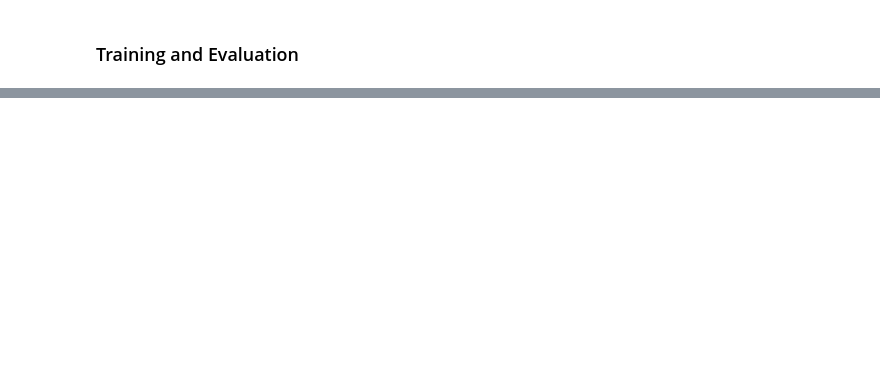
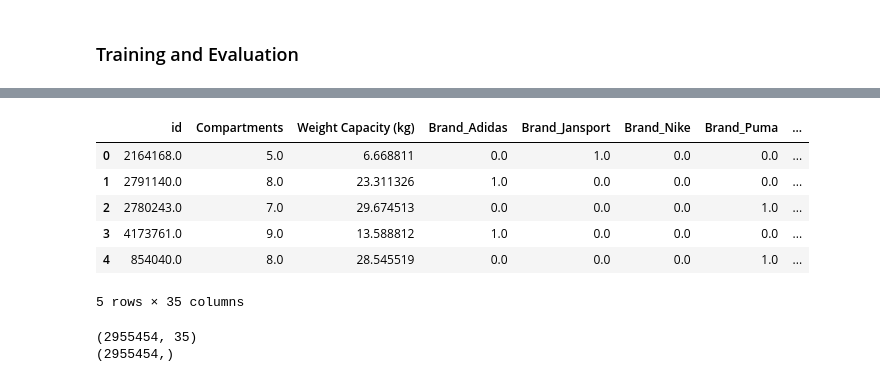
Before and after one commit to subarnasaikia/Backpack-Prediction-Challenge, a Jupyter notebook: Backpack_time_XGBoost.ipynb, the cells around one changed output, grey strips where cells are left out. Drawn from its saved outputs; the diff is of its cells as text; code cells hidden in the pictures; blank space fills up the shorter version.

```diff
--- a/Backpack_time_XGBoost.ipynb
+++ b/Backpack_time_XGBoost.ipynb
@@ -123,9 +205,3 @@ def oneHotEncdoing(df):
 # %% [markdown]
 ### Missing Values
 - Handling missing values with simpleImputer.
-# %%
-def imputation(df):
-    my_imputer = SimpleImputer()
-    imputed_df = pd.DataFrame(my_imputer.fit_transform(df))
-    imputed_df.columns = df.columns
-    return imputed_df
@@ -186,8 +208,24 @@ memory usage: 66.4 MB
+# %%
+def imputation(X_train, X_valid, test):
+    my_imputer = SimpleImputer()
+
+    imputed_X_train = pd.DataFrame(my_imputer.fit_transform(X_train))
+    imputed_X_valid = pd.DataFrame(my_imputer.transform(X_valid))
+    imputed_test = pd.DataFrame(my_imputer.transform(test))
+
+    imputed_X_train.columns = X_train.columns
+    imputed_X_valid.columns = X_valid.columns
+    imputed_test.columns = test.columns
+
+    return imputed_X_train, imputed_X_valid, imputed_test
 # %% [markdown]
 ### Training and Evaluation
 # %%
-y = new_train_df.Price
-X = new_train_df.drop(['Price'], axis=1)
+y = extra_train_df.Price
+X = extra_train_df.drop(['Price'], axis=1)
+
+print(X.shape)
+print(y.shape)
 
 # Divide data into training and validation subsets
 X_train, X_valid, y_train, y_valid = train_test_split(X, y, train_size=0.8, test_size=0.2,
@@ -194,0 +242,8 @@ X_train, X_valid, y_train, y_valid = train_test_split(X, y, train_size=0.8, test
+# %%
+print(X_train.shape)
+new_X_train = oneHotEncdoing(X_train)
+new_X_valid = oneHotEncdoing(X_valid)
+new_test_df = oneHotEncdoing(test_df)
+print(new_X_train.shape)
+
+final_X_train, final_X_valid, final_test_df = imputation(new_X_train, new_X_valid, new_test_df)
@@ -194,0 +268,16 @@ X_train, X_valid, y_train, y_valid = train_test_split(X, y, train_size=0.8, test
+# %%
+final_X_train.head(5)
+# %% [output]
+|  | id | Compartments | Weight Capacity (kg) | Brand_Adidas | Brand_Jansport | Brand_Nike | Brand_Puma | ... |
+| 0 | 2164168.0 | 5.0 | 6.668811 | 0.0 | 1.0 | 0.0 | 0.0 | ... |
+| 1 | 2791140.0 | 8.0 | 23.311326 | 1.0 | 0.0 | 0.0 | 0.0 | ... |
+| 2 | 2780243.0 | 7.0 | 29.674513 | 0.0 | 0.0 | 0.0 | 1.0 | ... |
+| 3 | 4173761.0 | 9.0 | 13.588812 | 1.0 | 0.0 | 0.0 | 0.0 | ... |
+| 4 | 854040.0 | 8.0 | 28.545519 | 0.0 | 0.0 | 0.0 | 1.0 | ... |
+5 rows × 35 columns
+# %%
+print(final_X_train.shape)
+print(y_train.shape)
+# %% [output]
+(2955454, 35)
+(2955454,)
```
Also changed, not shown: parts of 31 cells of this notebook.
